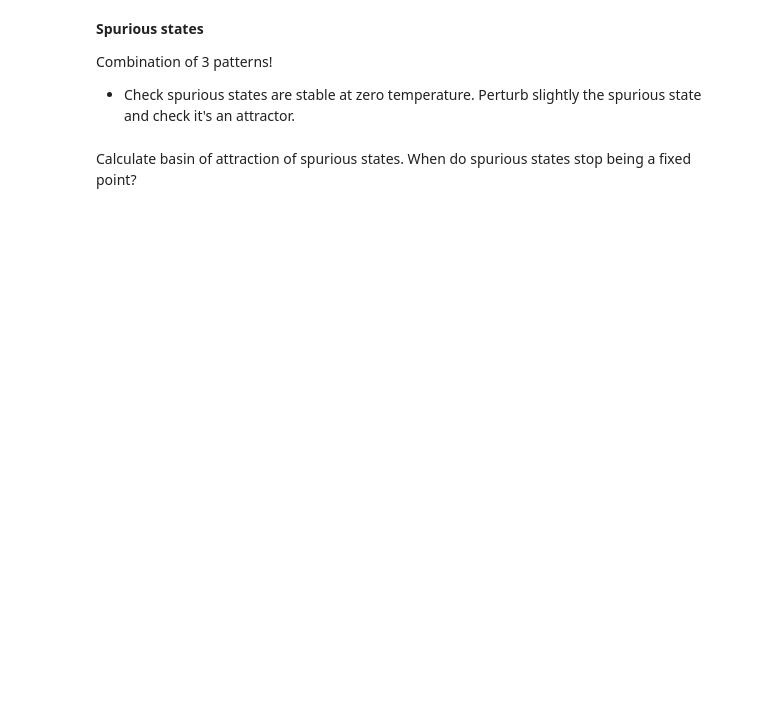
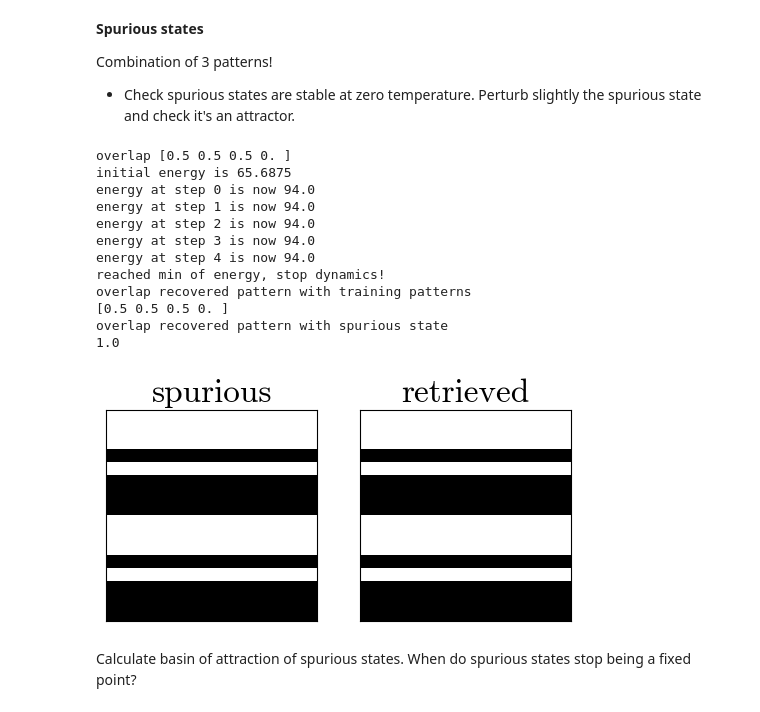
Before and after one commit to pietromalagoli/Physics-of-Living-Systems, a Jupyter notebook: neuro/Hopfield_class0.ipynb, the cells around one changed output. Drawn from its saved outputs; the diff is of its cells as text; code cells hidden in the pictures; blank space fills up the shorter version.

```diff
--- a/neuro/Hopfield_class0.ipynb
+++ b/neuro/Hopfield_class0.ipynb
@@ -413,19 +440,33 @@ Combination of 3 patterns!
 # %%
 spurious=np.sign(train_data[0]+train_data[1]+train_data[2])
 overlap=compute_overlap_list(spurious,train_data)
 print('overlap %s' % overlap)
-spurious_0=noisify(spurious,0.01)
+spurious_0=noisify(spurious,0.1)                                                # If you nosify to much you retrieve another spurious state, instead of the original
 recovered_pattern=flow(spurious_0,allweights,theta=0,steps=30,display=True)
 # check that for T>0.46 the spurious state disappears!!
 # recovered_pattern=flow(spurious,allweights,theta=0,steps=50000,display=True,T=0.5)
 # plot patterns
 fig,ax=plt.subplots(1,2,figsize=(6,4))
 plotpattern(spurious,ax[0],title='spurious')
 plotpattern(recovered_pattern,ax[1],title='retrieved')
 plt.savefig("hopfield_orth_spurious.png")
 overlap=compute_overlap_list(recovered_pattern,train_data)
 print('overlap recovered pattern with training patterns');print(overlap)
 print('overlap recovered pattern with spurious state');print(compute_overlap(recovered_pattern,spurious))
+# %% [output]
+overlap [0.5 0.5 0.5 0. ]
+initial energy is 65.6875
+energy at step 0 is now 94.0
+energy at step 1 is now 94.0
+energy at step 2 is now 94.0
+energy at step 3 is now 94.0
+energy at step 4 is now 94.0
+reached min of energy, stop dynamics!
+overlap recovered pattern with training patterns
+[0.5 0.5 0.5 0. ]
+overlap recovered pattern with spurious state
+1.0
+[figure, added]
 # %% [markdown]
 Calculate basin of attraction of spurious states. When do spurious states stop being a fixed point?
 # %%
```
Also changed, not shown: parts of 12 cells of this notebook, 5 other files.
